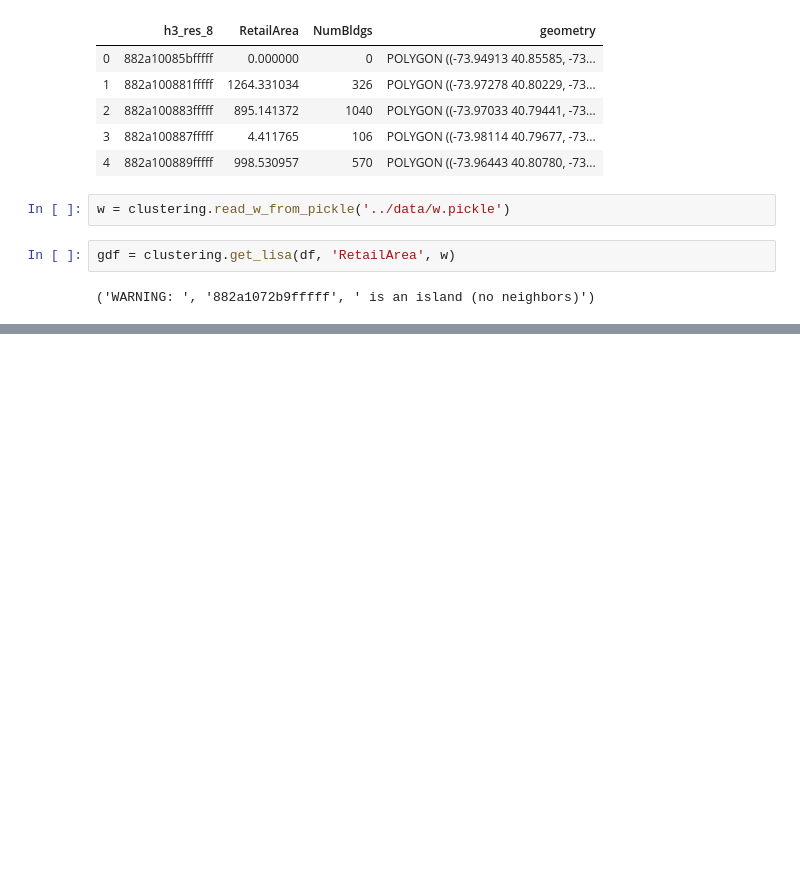
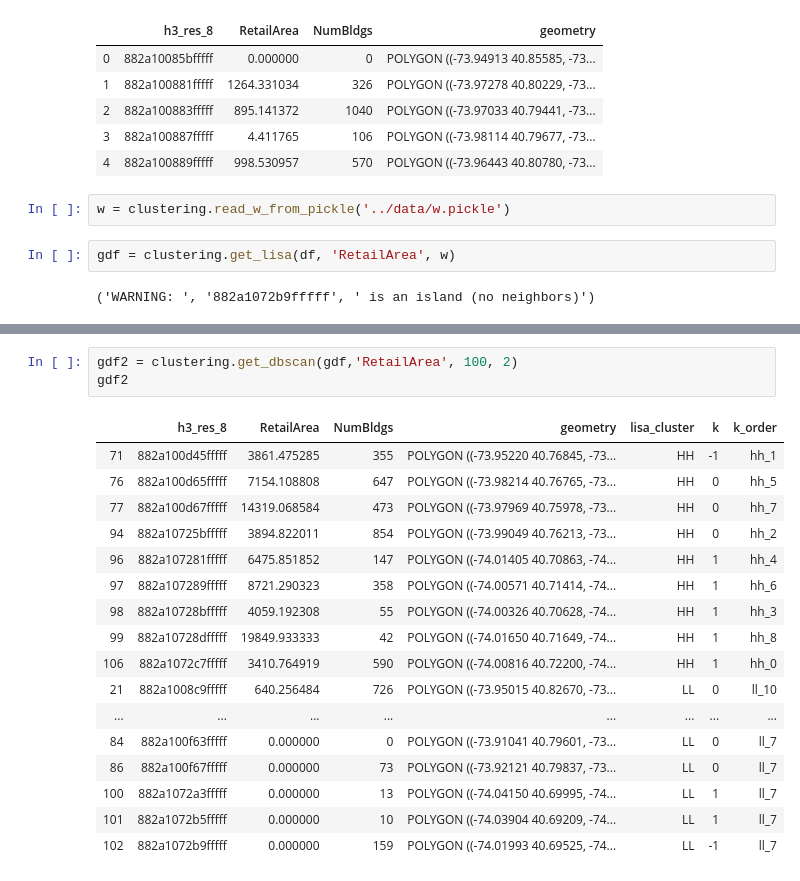
Before and after one commit to UDST/udtk, a Jupyter notebook: notebooks/cluster.ipynb, the cells around one changed output, grey strips where cells are left out. Cells and saved outputs as stored; diff of their text form; blank space fills up the shorter version.

```diff
--- a/notebooks/cluster.ipynb
+++ b/notebooks/cluster.ipynb
@@ -33,0 +43,21 @@ viz.plotly_lisa(gdf)
+# %%
+gdf2 = clustering.get_dbscan(gdf,'RetailArea', 100, 2)
+gdf2
+# %% [output]
+|  | h3_res_8 | RetailArea | NumBldgs | geometry | lisa_cluster | k | k_order |
+| 71 | 882a100d45fffff | 3861.475285 | 355 | POLYGON ((-73.95220 40.76845, -73... | HH | -1 | hh_1 |
+| 76 | 882a100d65fffff | 7154.108808 | 647 | POLYGON ((-73.98214 40.76765, -73... | HH | 0 | hh_5 |
+| 77 | 882a100d67fffff | 14319.068584 | 473 | POLYGON ((-73.97969 40.75978, -73... | HH | 0 | hh_7 |
+| 94 | 882a10725bfffff | 3894.822011 | 854 | POLYGON ((-73.99049 40.76213, -73... | HH | 0 | hh_2 |
+| 96 | 882a107281fffff | 6475.851852 | 147 | POLYGON ((-74.01405 40.70863, -74... | HH | 1 | hh_4 |
+| 97 | 882a107289fffff | 8721.290323 | 358 | POLYGON ((-74.00571 40.71414, -74... | HH | 1 | hh_6 |
+| 98 | 882a10728bfffff | 4059.192308 | 55 | POLYGON ((-74.00326 40.70628, -74... | HH | 1 | hh_3 |
+| 99 | 882a10728dfffff | 19849.933333 | 42 | POLYGON ((-74.01650 40.71649, -74... | HH | 1 | hh_8 |
+| 106 | 882a1072c7fffff | 3410.764919 | 590 | POLYGON ((-74.00816 40.72200, -74... | HH | 1 | hh_0 |
+| 21 | 882a1008c9fffff | 640.256484 | 726 | POLYGON ((-73.95015 40.82670, -73... | LL | 0 | ll_10 |
+| ... | ... | ... | ... | ... | ... | ... | ... |
+| 84 | 882a100f63fffff | 0.000000 | 0 | POLYGON ((-73.91041 40.79601, -73... | LL | 0 | ll_7 |
+| 86 | 882a100f67fffff | 0.000000 | 73 | POLYGON ((-73.92121 40.79837, -73... | LL | 0 | ll_7 |
+| 100 | 882a1072a3fffff | 0.000000 | 13 | POLYGON ((-74.04150 40.69995, -74... | LL | 1 | ll_7 |
+| 101 | 882a1072b5fffff | 0.000000 | 10 | POLYGON ((-74.03904 40.69209, -74... | LL | 1 | ll_7 |
+| 102 | 882a1072b9fffff | 0.000000 | 159 | POLYGON ((-74.01993 40.69525, -74... | LL | -1 | ll_7 |
```
Also changed, not shown: parts of 3 cells of this notebook, 1 other file.
